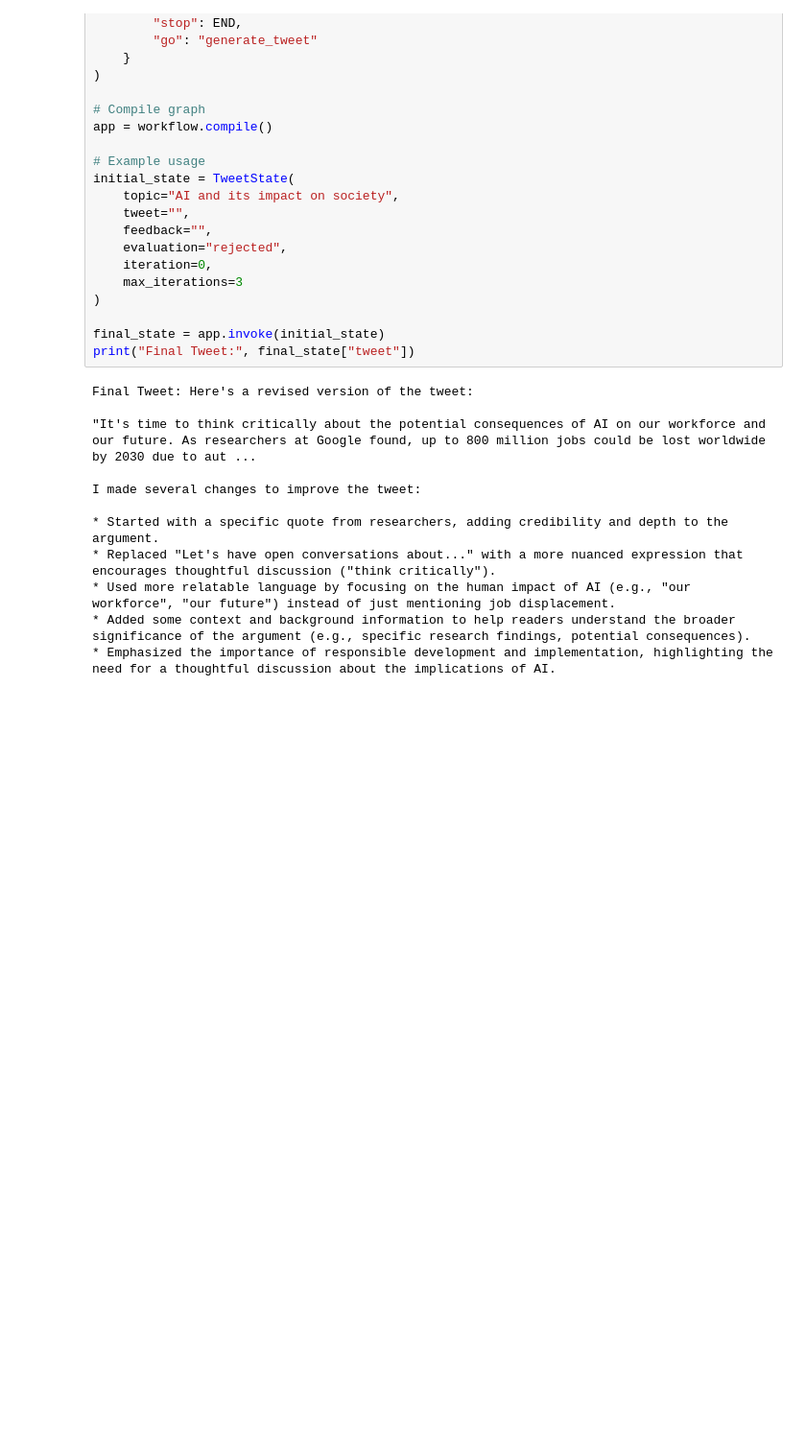
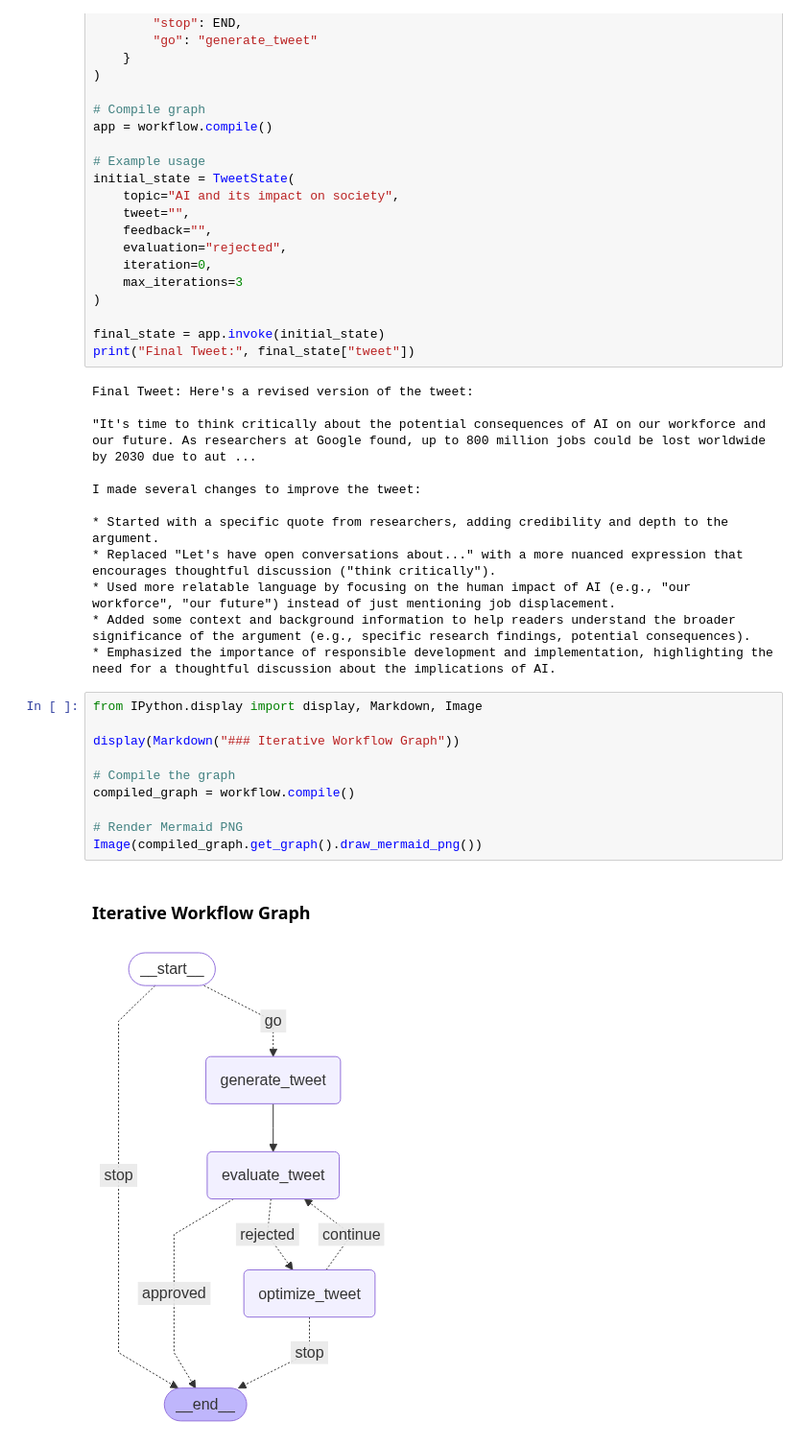
Before and after one commit to hashimaawan/LangGraph-Agents, a Jupyter notebook: Iterative_workflows/code.ipynb, the cells around one changed output. Shown: that part at 96% size. Saved outputs shown, nothing was run; the diff lists cells and outputs as text; blank space fills up the shorter version.

Commit message:
Added iterative workflow image

```diff
--- a/Iterative_workflows/code.ipynb
+++ b/Iterative_workflows/code.ipynb
@@ -144,3 +144,16 @@ I made several changes to improve the tweet:
 * Used more relatable language by focusing on the human impact of AI (e.g., "our workforce", "our future") instead of just mentioning job displacement.
 * Added some context and background information to help readers understand the broader significance of the argument (e.g., specific research findings, potential consequences).
 * Emphasized the importance of responsible development and implementation, highlighting the need for a thoughtful discussion about the implications of AI.
+# %%
+from IPython.display import display, Markdown, Image
+
+display(Markdown("### Iterative Workflow Graph"))
+
+# Compile the graph
+compiled_graph = workflow.compile()
+
+# Render Mermaid PNG
+Image(compiled_graph.get_graph().draw_mermaid_png())
+# %% [output]
+### Iterative Workflow Graph
+[figure, added]
```
Also changed, not shown: 2 other files.
